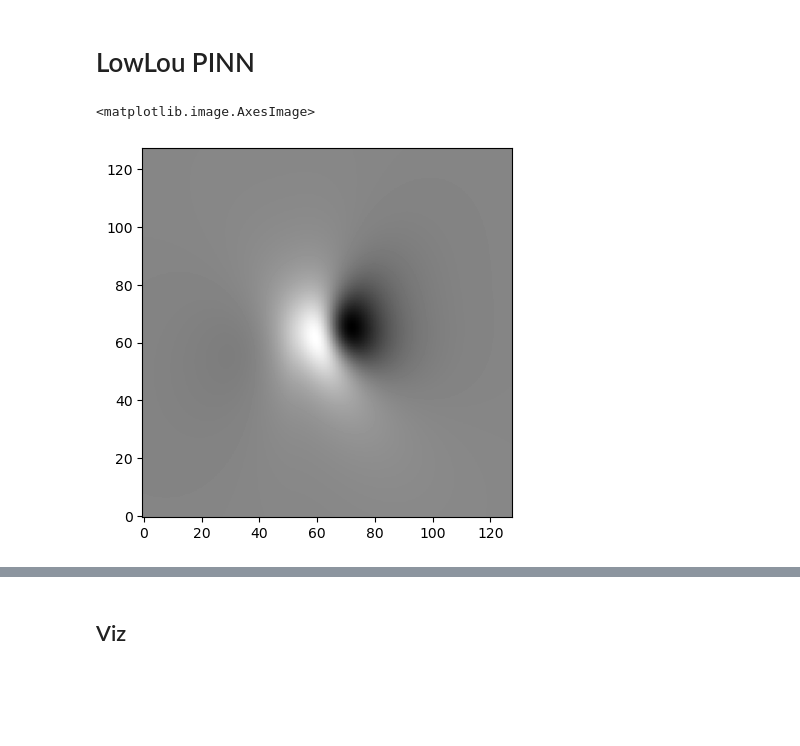
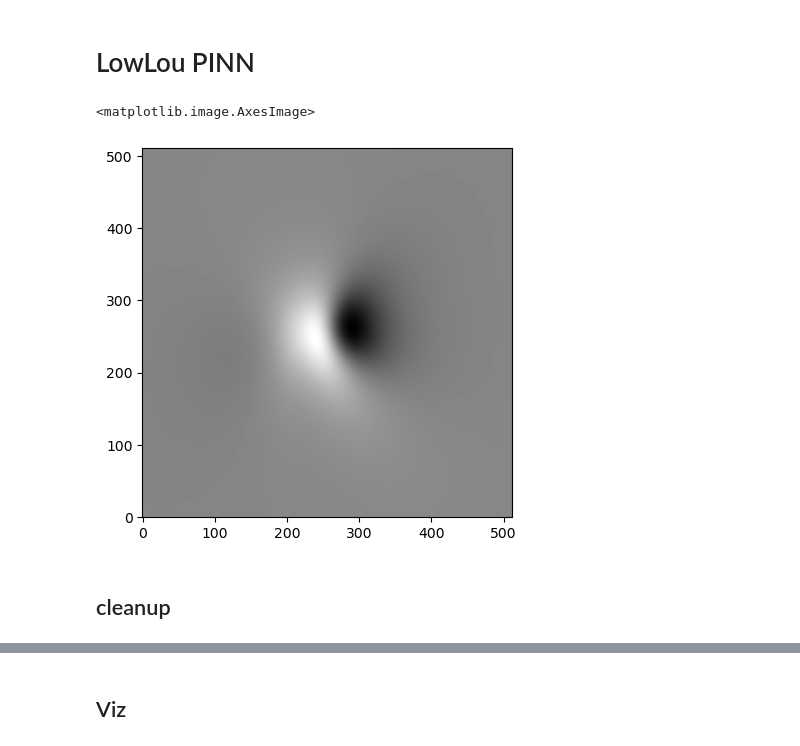
Before and after one commit to mgjeon/2023_zpinn, a Jupyter notebook: nbs/34_lowlou_PINN.ipynb, the cells around one changed output, grey strips where cells are left out. Cells and saved outputs as stored; diff of their text form; code cells hidden in the pictures; blank space fills up the shorter version.

Commit message:
cleanup codes

```diff
--- a/nbs/34_lowlou_PINN.ipynb
+++ b/nbs/34_lowlou_PINN.ipynb
@@ -15,12 +16,12 @@ from zpinn.pinn_nf2_cleanup import create_coordinates, NF2Trainer
 # %%
-input_path = '01_input/lowlou_128128128/'
+input_path = '01_input/lowlou_512512512/'
 bottom_npy_path = os.path.join(input_path, 'b_bottom.npy')
 
 with open(bottom_npy_path, 'rb') as f:
         b_bottom = np.load(f)
 
 plt.imshow(b_bottom[:, :, 2].transpose(), origin='lower', cmap='gray')
 # %% [output]
 <matplotlib.image.AxesImage>
-[figure, old version]
+[figure, new version]
 # %%
@@ -55,3 +56,5 @@ lr_decay_iterations = 50000
 
 batch_size = 10000
 num_worker = 2
+# %% [markdown]
+## cleanup
```
Also changed, not shown: parts of 27 cells of this notebook, 17 other files.
